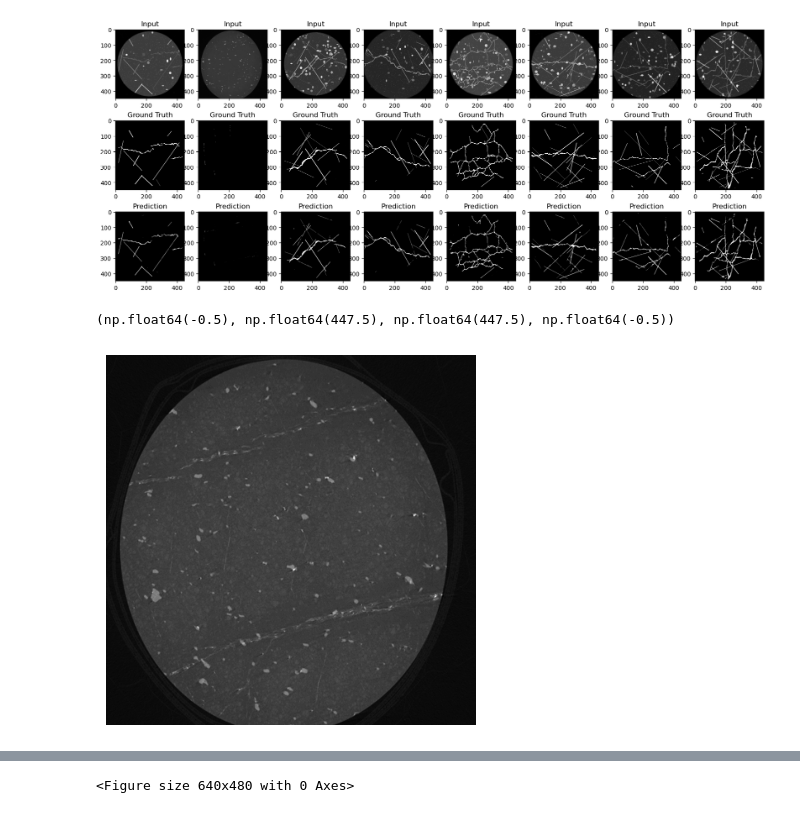
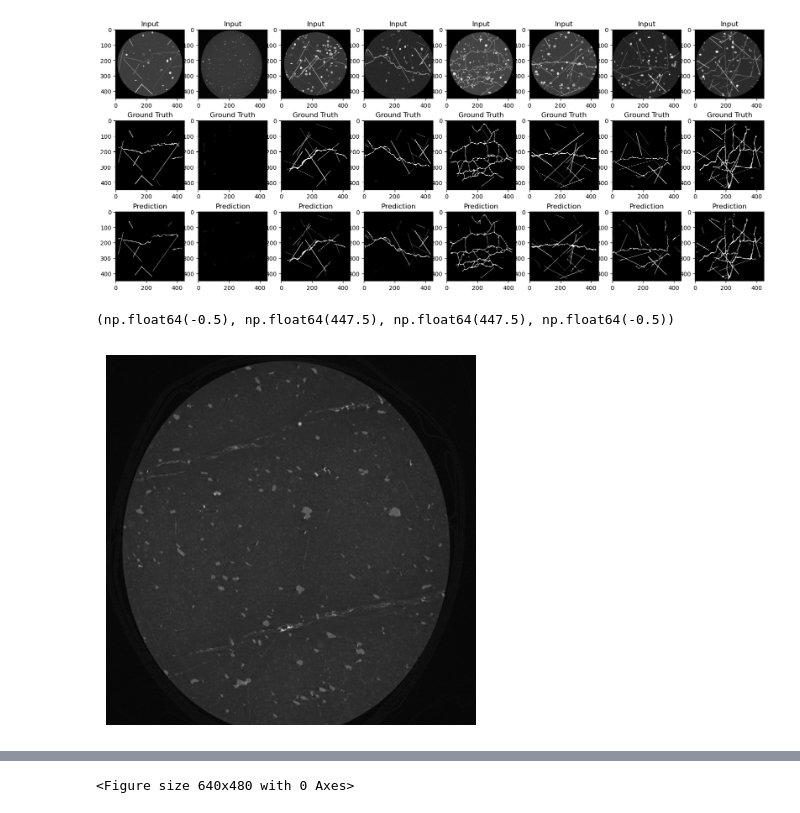
Before and after one commit to Ramyarzarza/Rock_CT_image, a Jupyter notebook: Synthetic image/synthetic image model.ipynb, the cells around one changed output, grey strips where cells are left out. Drawn from its saved outputs; the diff is of its cells as text; code cells hidden in the pictures.

```diff
--- a/Synthetic image/synthetic image model.ipynb
+++ b/Synthetic image/synthetic image model.ipynb
@@ -351,15 +361,15 @@ visualize_predictions()
 # %% [output]
 [figure]
 # %%
-image = Image.open('./../../../Rock_CT_images/1A-135k-Data_cropp/21.png').convert("L")
+image = Image.open('./../../../Rock_CT_images/1A-135k-Data_cropp/18.png').convert("L")
 image = image.resize((448, 448))
 plt.imshow(image, cmap='gray')
 plt.axis(False)
 # output_path = "./../../../Rock_CT_images/1A-135k-Data_cropp/masks/11.png"
 # plt.savefig(output_path, bbox_inches='tight', pad_inches=0)
 # %% [output]
 (np.float64(-0.5), np.float64(447.5), np.float64(447.5), np.float64(-0.5))
-[figure, old version]
+[figure, new version]
 # %%
 plt.imshow(model(torch.Tensor(np.array(image)/255.0).unsqueeze(0).unsqueeze(0).to(DEVICE)).detach().cpu().squeeze()>0.2, cmap='gray')
 plt.axis(False)
```
Also changed, not shown: parts of 4 cells of this notebook, 1 other file.
